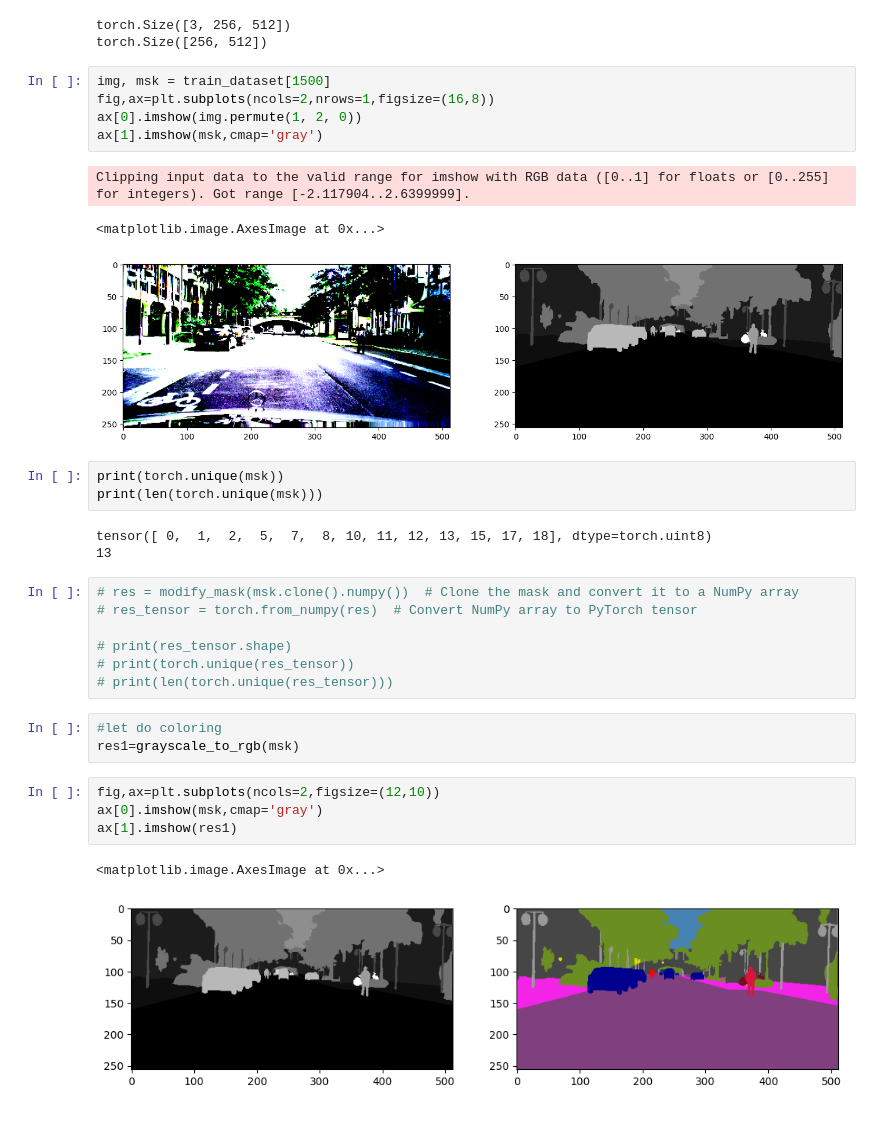
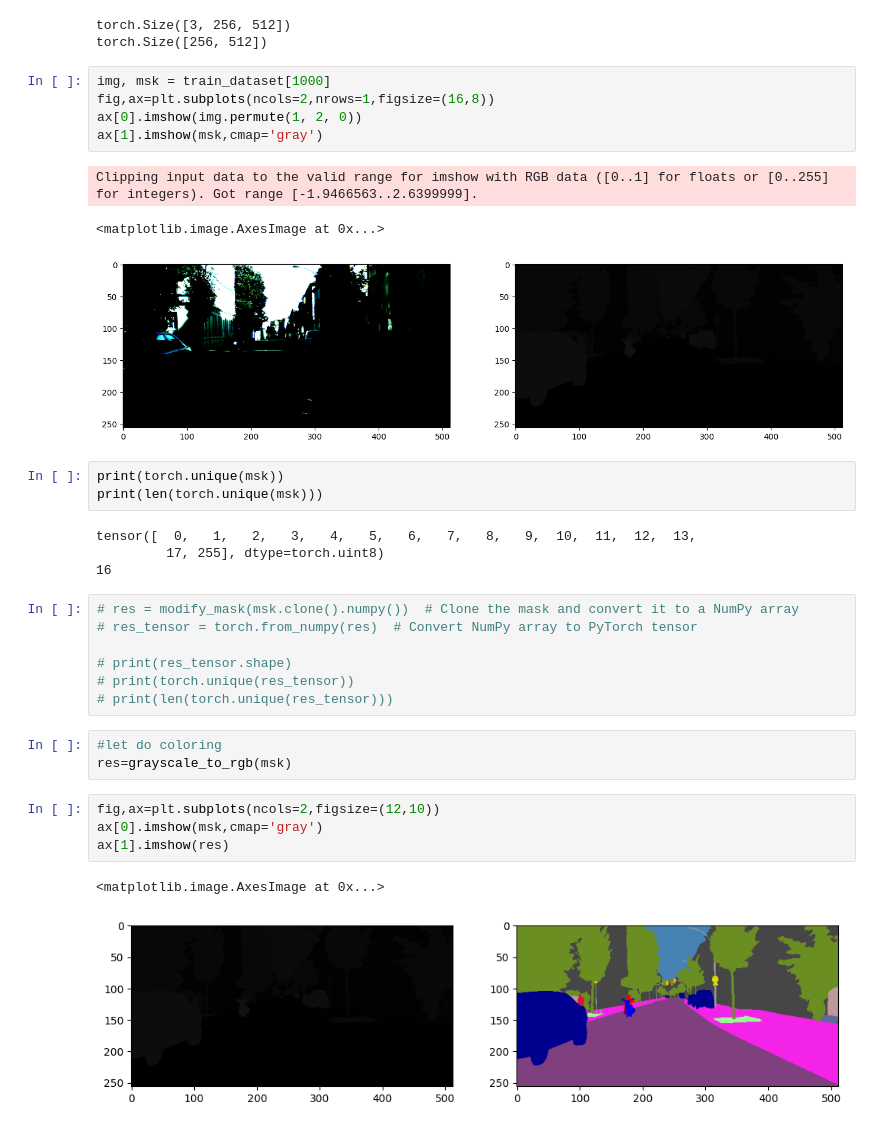
Before and after one commit to ahmedoy/CitySegmentation, a Jupyter notebook: pretrained_model/last.ipynb, the cells around one changed output. Cells and saved outputs as stored; diff of their text form.

```diff
--- a/pretrained_model/last.ipynb
+++ b/pretrained_model/last.ipynb
@@ -538,20 +482,21 @@ print(train_dataset[0][1].shape)
 torch.Size([3, 256, 512])
 torch.Size([256, 512])
 # %%
-img, msk = train_dataset[1500]
+img, msk = train_dataset[1000]
 fig,ax=plt.subplots(ncols=2,nrows=1,figsize=(16,8))
 ax[0].imshow(img.permute(1, 2, 0))
 ax[1].imshow(msk,cmap='gray')
 # %% [output]
-Clipping input data to the valid range for imshow with RGB data ([0..1] for floats or [0..255] for integers). Got range [-2.117904..2.6399999].
+Clipping input data to the valid range for imshow with RGB data ([0..1] for floats or [0..255] for integers). Got range [-1.9466563..2.6399999].
 <matplotlib.image.AxesImage at 0x...>
-[figure, old version]
+[figure, new version]
 # %%
 print(torch.unique(msk))
 print(len(torch.unique(msk)))
 # %% [output]
-tensor([ 0,  1,  2,  5,  7,  8, 10, 11, 12, 13, 15, 17, 18], dtype=torch.uint8)
-13
+tensor([  0,   1,   2,   3,   4,   5,   6,   7,   8,   9,  10,  11,  12,  13,
+         17, 255], dtype=torch.uint8)
+16
 # %%
 # res = modify_mask(msk.clone().numpy())  # Clone the mask and convert it to a NumPy array
 # res_tensor = torch.from_numpy(res)  # Convert NumPy array to PyTorch tensor
@@ -561,14 +506,14 @@ tensor([ 0,  1,  2,  5,  7,  8, 10, 11, 12, 13, 15, 17, 18], dtype=torch.uint8)
 # print(len(torch.unique(res_tensor)))
 # %%
 #let do coloring
-res1=grayscale_to_rgb(msk)
+res=grayscale_to_rgb(msk)
 # %%
 fig,ax=plt.subplots(ncols=2,figsize=(12,10))
 ax[0].imshow(msk,cmap='gray')
-ax[1].imshow(res1)
+ax[1].imshow(res)
 # %% [output]
 <matplotlib.image.AxesImage at 0x...>
-[figure, old version]
+[figure, new version]
 # %%
 import torch
 from torch.utils.data import DataLoader
```
Also changed, not shown: parts of 7 cells of this notebook.
